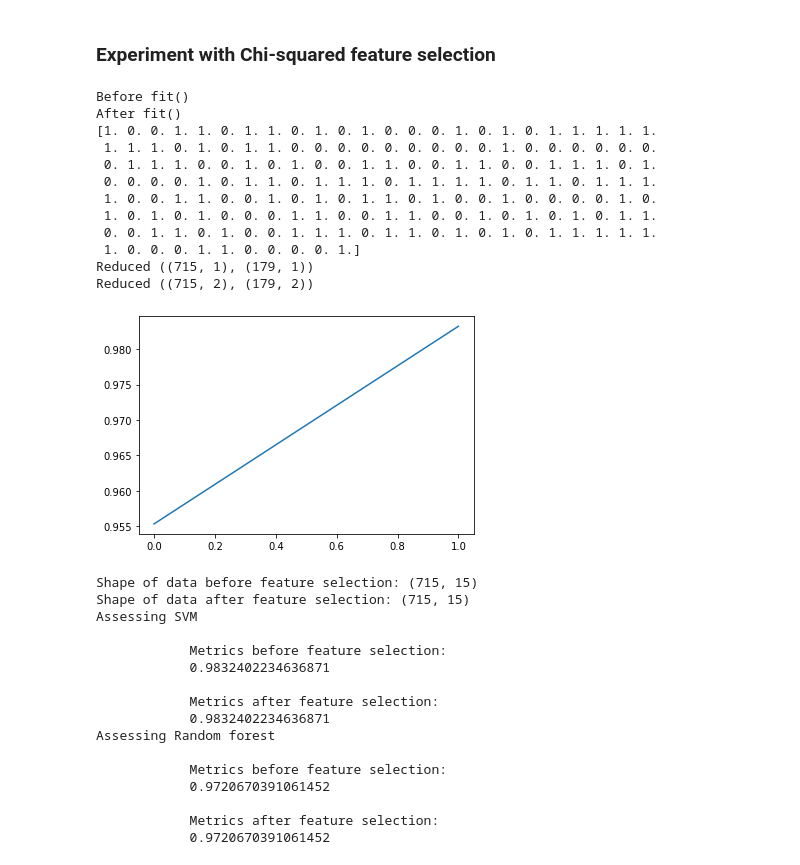
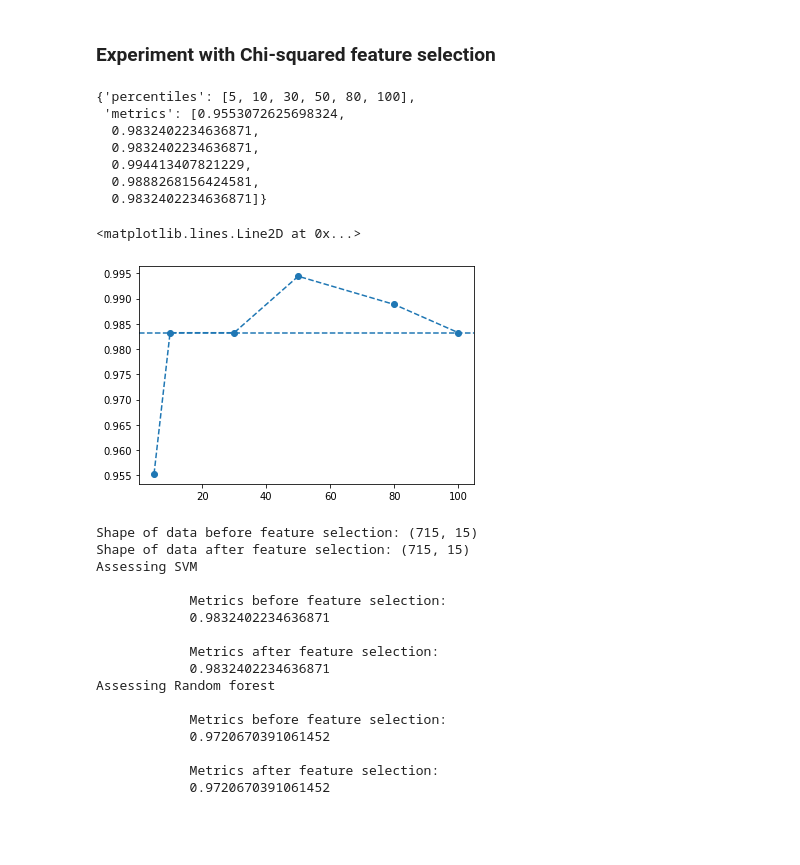
Before and after one commit to PashaIanko/Robust-Feature-Selection, a Jupyter notebook: main.ipynb, the cells around one changed output. Drawn from its saved outputs; the diff is of its cells as text; code cells hidden in the pictures; blank space fills up the shorter version.

Commit message:
svm results

```diff
--- a/main.ipynb
+++ b/main.ipynb
@@ -827,7 +827,7 @@ def calculate_validation_performance(
 
 pep8(_ih)
 # %%
-svm_validation_results = plot_validation_performance(
+svm_validation_results = calculate_validation_performance(
     grid_search_results['SVM'].best_estimator_,
     X_train_processed,
     Y_train_processed,
@@ -840,19 +840,27 @@ svm_validation_results = plot_validation_performance(
 
 svm_validation_results
 # %% [output]
-Before fit()
-After fit()
-[1. 0. 0. 1. 1. 0. 1. 1. 0. 1. 0. 1. 0. 0. 0. 1. 0. 1. 0. 1. 1. 1. 1. 1.
- 1. 1. 1. 0. 1. 0. 1. 1. 0. 0. 0. 0. 0. 0. 0. 0. 0. 1. 0. 0. 0. 0. 0. 0.
- 0. 1. 1. 1. 0. 0. 1. 0. 1. 0. 0. 1. 1. 0. 0. 1. 1. 0. 0. 1. 1. 1. 0. 1.
- 0. 0. 0. 0. 1. 0. 1. 1. 0. 1. 1. 1. 0. 1. 1. 1. 1. 0. 1. 1. 0. 1. 1. 1.
- 1. 0. 0. 1. 1. 0. 0. 1. 0. 1. 0. 1. 1. 0. 1. 0. 0. 1. 0. 0. 0. 0. 1. 0.
- 1. 0. 1. 0. 1. 0. 0. 0. 1. 1. 0. 0. 1. 1. 0. 0. 1. 0. 1. 0. 1. 0. 1. 1.
- 0. 0. 1. 1. 0. 1. 0. 0. 1. 1. 1. 0. 1. 1. 0. 1. 0. 1. 0. 1. 1. 1. 1. 1.
- 1. 0. 0. 0. 1. 1. 0. 0. 0. 0. 1.]
-Reduced ((715, 1), (179, 1))
-Reduced ((715, 2), (179, 2))
+{'percentiles': [5, 10, 30, 50, 80, 100],
+ 'metrics': [0.9553072625698324,
+  0.9832402234636871,
+  0.9832402234636871,
+  0.994413407821229,
+  0.9888268156424581,
+  0.9832402234636871]}
-[figure, removed]
+# %%
+plt.plot(
+
+    svm_validation_results['percentiles'],
+    svm_validation_results['metrics'],
+    marker='o',
+    linestyle='--'
+
+)
+plt.axhline(svm_validation_results['metrics'][-1],
+            linestyle='--')
+# %% [output]
+<matplotlib.lines.Line2D at 0x...>
+[figure, added]
 # %%
 run_experiment(
     grid_search_results,
```
